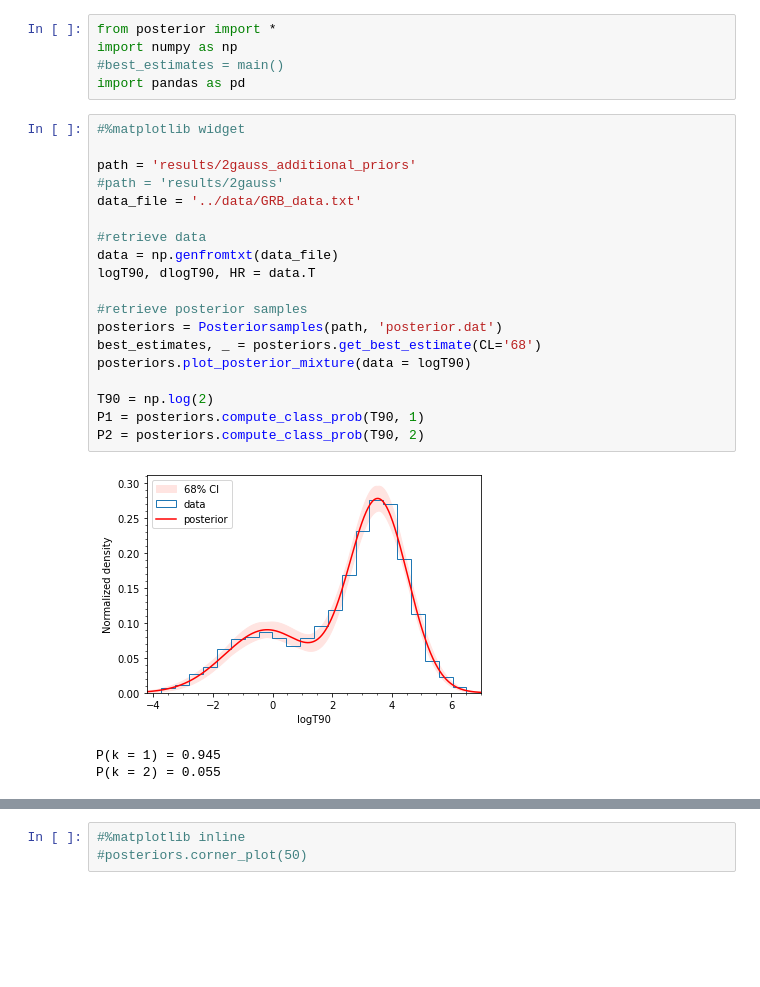
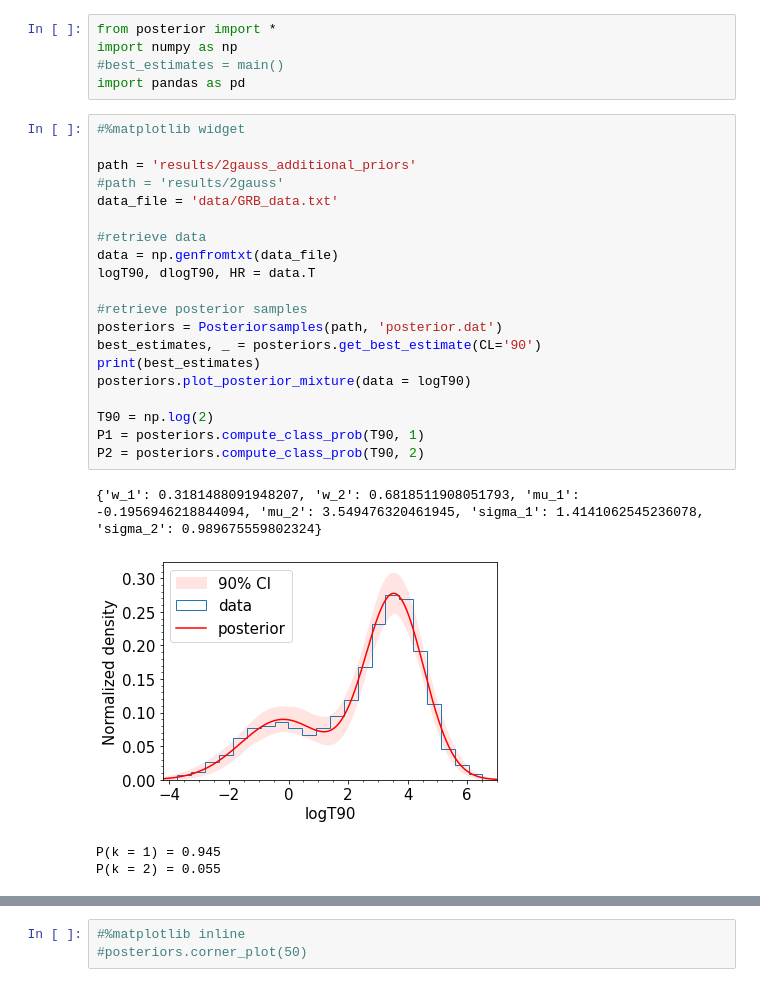
Before and after one commit to fdesanti/nested_sampling, a Jupyter notebook: posterior_analysis.ipynb, the cells around one changed output, grey strips where cells are left out. Saved outputs shown, nothing was run; the diff lists cells and outputs as text; blank space fills up the shorter version.

```diff
--- a/posterior_analysis.ipynb
+++ b/posterior_analysis.ipynb
@@ -6,26 +6,28 @@ import pandas as pd
 # %%
 #%matplotlib widget
 
 path = 'results/2gauss_additional_priors'
 #path = 'results/2gauss'
-data_file = '../data/GRB_data.txt'
+data_file = 'data/GRB_data.txt'
 
 #retrieve data
 data = np.genfromtxt(data_file)
 logT90, dlogT90, HR = data.T
 
 #retrieve posterior samples
 posteriors = Posteriorsamples(path, 'posterior.dat')
-best_estimates, _ = posteriors.get_best_estimate(CL='68')
+best_estimates, _ = posteriors.get_best_estimate(CL='90')
+print(best_estimates)
 posteriors.plot_posterior_mixture(data = logT90)
 
 T90 = np.log(2)
 P1 = posteriors.compute_class_prob(T90, 1)
 P2 = posteriors.compute_class_prob(T90, 2)
 # %% [output]
+{'w_1': 0.3181488091948207, 'w_2': 0.6818511908051793, 'mu_1': -0.1956946218844094, 'mu_2': 3.549476320461945, 'sigma_1': 1.4141062545236078, 'sigma_2': 0.989675559802324}
-[figure, old version]
+[figure, new version]
-P(k = 1) = 0.945
-P(k = 2) = 0.055
+P(k = 1) = 0.945
+P(k = 2) = 0.055
 # %%
 x = np.linspace(-4, 6, 10000)
 P1 = []
```
Also changed, not shown: parts of 2 cells of this notebook, 36 other files.
